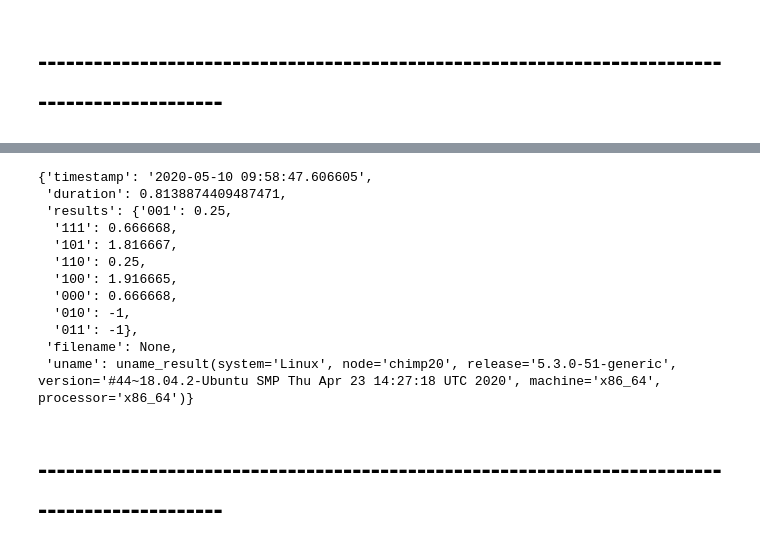
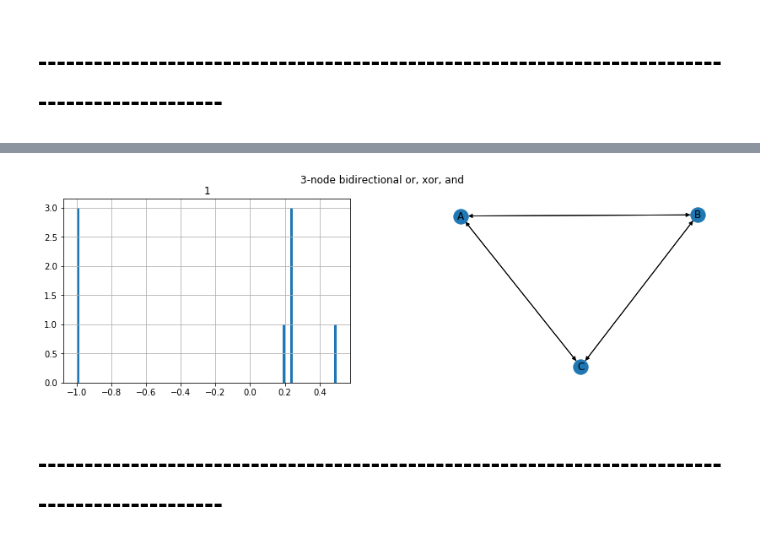
Before and after one commit to wesmith/phial, a Jupyter notebook: notebooks/expt_group1.ipynb, the cells around one changed output, grey strips where cells are left out. Cells and saved outputs as stored; diff of their text form; code cells hidden in the pictures.

```diff
--- a/notebooks/expt_group1.ipynb
+++ b/notebooks/expt_group1.ipynb
@@ -11,12 +11,13 @@ tic() # start tracking time of Notebook load
 # %% [markdown]
 # ----------------------------------------------------------------------------------------------
 # %%
-exp1 = Experiment(
+exp = Experiment(
     [('A', 'B'), ('A', 'C'),
      ('B', 'A'), ('B', 'C'),
      ('C', 'A'), ('C', 'B')],
     funcs=dict(A=nf.OR_func, B=nf.AND_func, C=nf.XOR_func),
     title='3-node bidirectional or, xor, and',  # used in Mayner 2018 paper
 )
-%time exp1.run(countUnreachable=True)
+%time exp.run()
+exp.info()
 # %% [output]
@@ -26,18 +35,7 @@ Wall time: 814 ms
-# %%
-exp1.info()
-# %% [output]
-{'timestamp': '2020-05-10 09:58:47.606605',
- 'duration': 0.8138874409487471,
- 'results': {'001': 0.25,
-  '111': 0.666668,
-  '101': 1.816667,
-  '110': 0.25,
-  '100': 1.916665,
-  '000': 0.666668,
-  '010': -1,
-  '011': -1},
- 'filename': None,
- 'uname': uname_result(system='Linux', node='chimp20', release='5.3.0-51-generic', version='#44~18.04.2-Ubuntu SMP Thu Apr 23 14:27:18 UTC 2020', machine='x86_64', processor='x86_64')}
+# %%
+exp.analyze(countUnreachable=True)
+# %% [output]
+[figure, added]
 # %% [markdown]
 # ----------------------------------------------------------------------------------------------
 # %%
```
Also changed, not shown: parts of 8 cells of this notebook, 7 other files.
